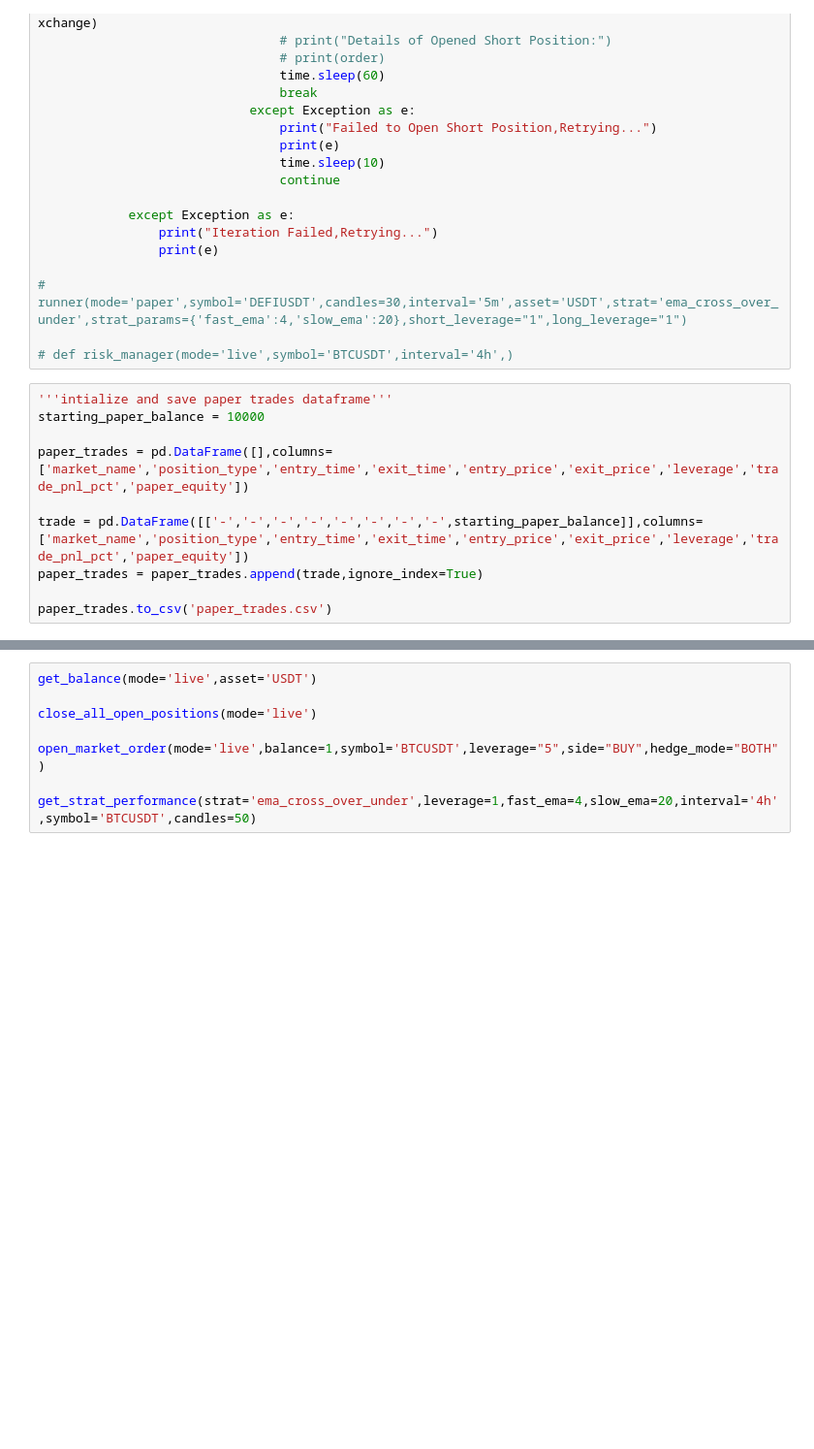
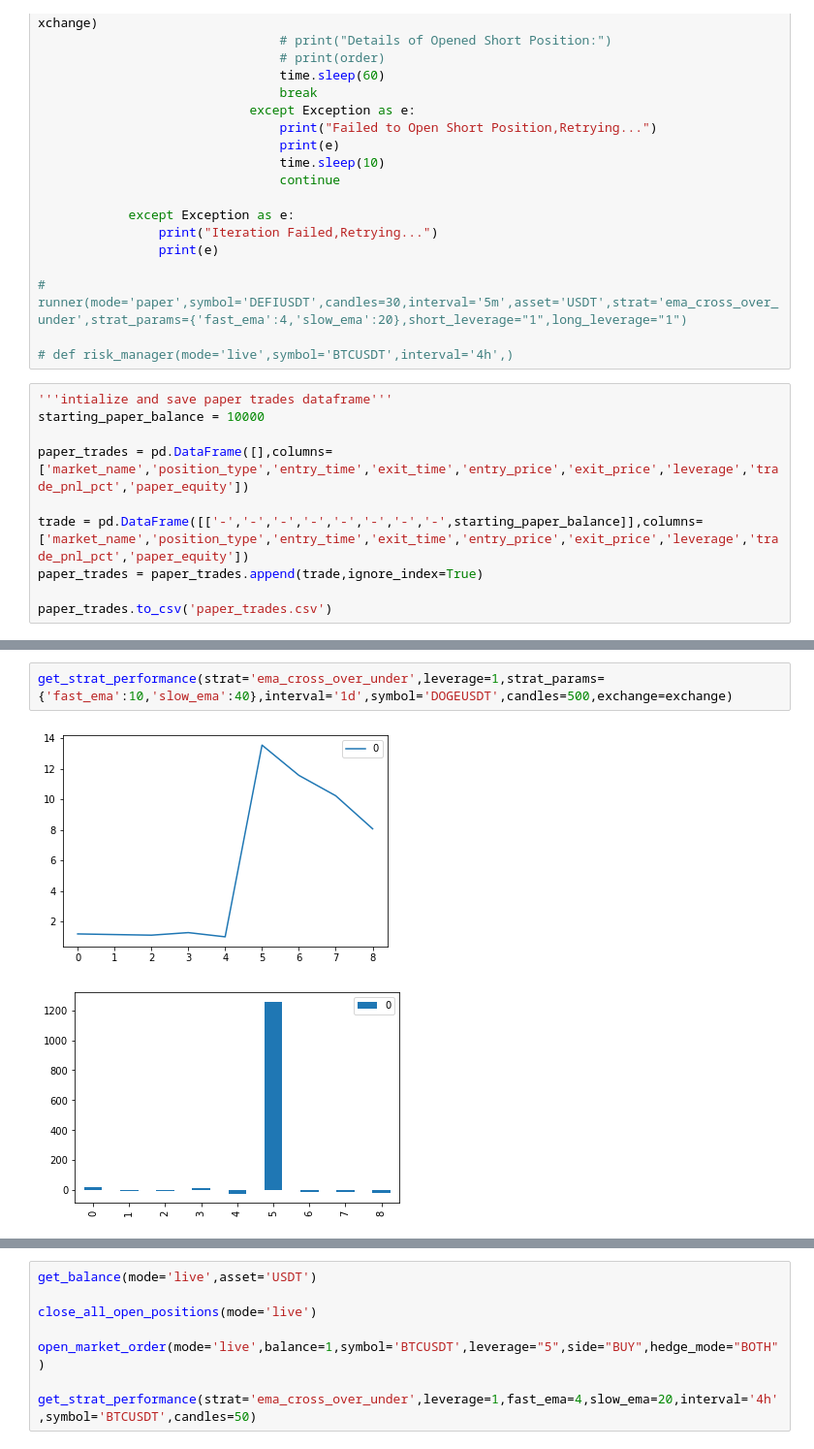
Before and after one commit to s260895/crypto_perpetual_futures_trader, a Jupyter notebook: notebook.ipynb, the cells around one changed output, grey strips where cells are left out. Shown at 97% size. Cells and saved outputs as stored; diff of their text form; blank space fills up the shorter version.

```diff
--- a/notebook.ipynb
+++ b/notebook.ipynb
@@ -866 +863,6 @@ get_strat_price_ti_plot(strat='ema_cross_over_under',strat_params={'fast_ema':3,
+# %%
+get_strat_performance(strat='ema_cross_over_under',leverage=1,strat_params={'fast_ema':10,'slow_ema':40},interval='1d',symbol='DOGEUSDT',candles=500,exchange=exchange)
+# %% [output]
+[figure, added]
+[figure, added]
 # %%
```
Also changed, not shown: parts of 3 cells of this notebook.
